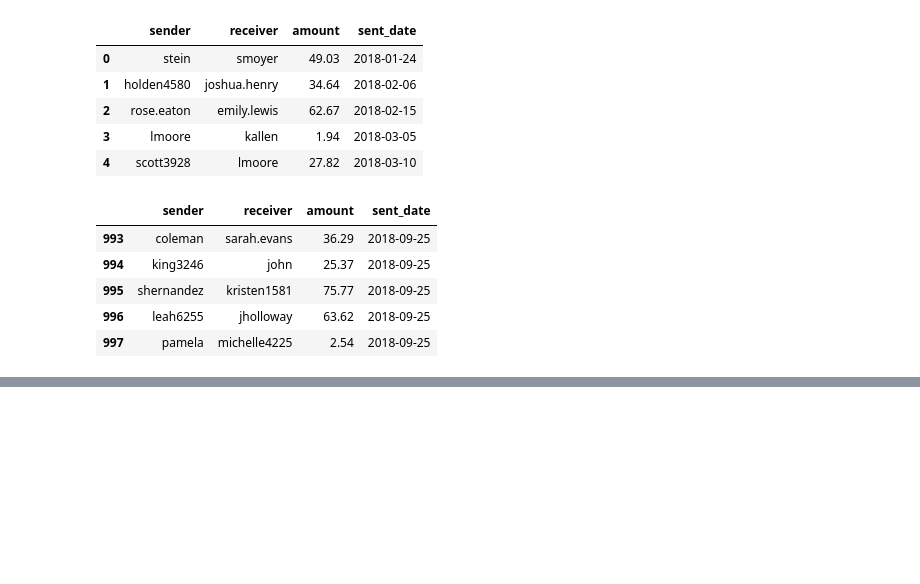
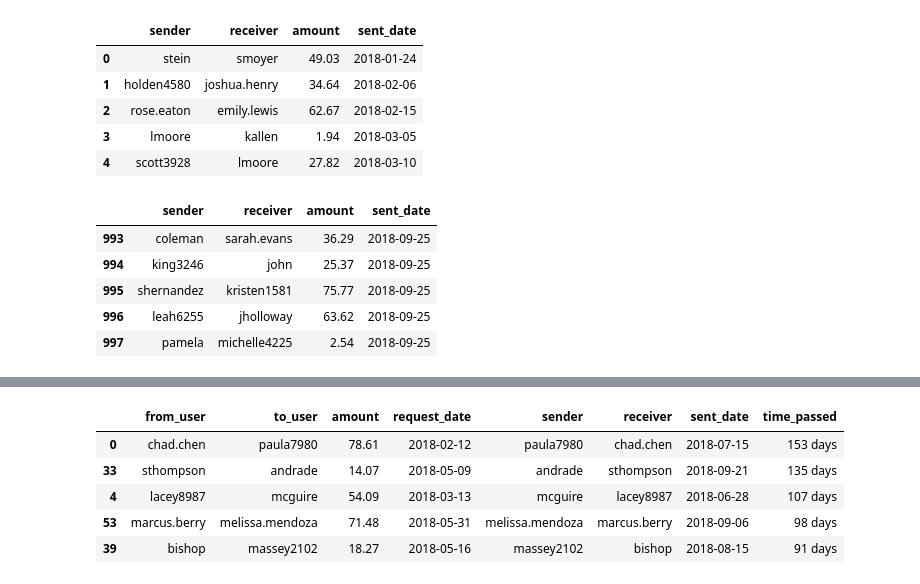
Before and after one commit to zstearman3/treehouse-pandas, a Jupyter notebook: Pandas Coding Challenge.ipynb, the cells around one changed output, grey strips where cells are left out. Saved outputs shown, nothing was run; the diff lists cells and outputs as text; code cells hidden in the pictures; blank space fills up the shorter version.

```diff
--- a/Pandas Coding Challenge.ipynb
+++ b/Pandas Coding Challenge.ipynb
@@ -282,0 +336,7 @@ transactions.tail()
+# %%
+successful_requests = requests.merge (
+    transactions,
+    left_on=['from_user', 'to_user', 'amount'],
+    right_on=['receiver', 'sender', 'amount']
+)
+successful_requests.head()
@@ -282,0 +361,4 @@ transactions.tail()
+# %%
+successful_requests['request_date'] = pd.to_datetime(successful_requests['request_date'])
+successful_requests['sent_date'] = pd.to_datetime(successful_requests['sent_date'])
+successful_requests.dtypes
@@ -282,0 +374,10 @@ transactions.tail()
+# %%
+successful_requests['time_passed'] = successful_requests['sent_date'] - successful_requests['request_date']
+successful_requests.sort_values(by='time_passed', ascending=False).head()
+# %% [output]
+|  | from_user | to_user | amount | request_date | sender | receiver | sent_date | time_passed |
+| 0 | chad.chen | paula7980 | 78.61 | 2018-02-12 | paula7980 | chad.chen | 2018-07-15 | 153 days |
+| 33 | sthompson | andrade | 14.07 | 2018-05-09 | andrade | sthompson | 2018-09-21 | 135 days |
+| 4 | lacey8987 | mcguire | 54.09 | 2018-03-13 | mcguire | lacey8987 | 2018-06-28 | 107 days |
+| 53 | marcus.berry | melissa.mendoza | 71.48 | 2018-05-31 | melissa.mendoza | marcus.berry | 2018-09-06 | 98 days |
+| 39 | bishop | massey2102 | 18.27 | 2018-05-16 | massey2102 | bishop | 2018-08-15 | 91 days |
```
Also changed, not shown: parts of 39 cells of this notebook.
